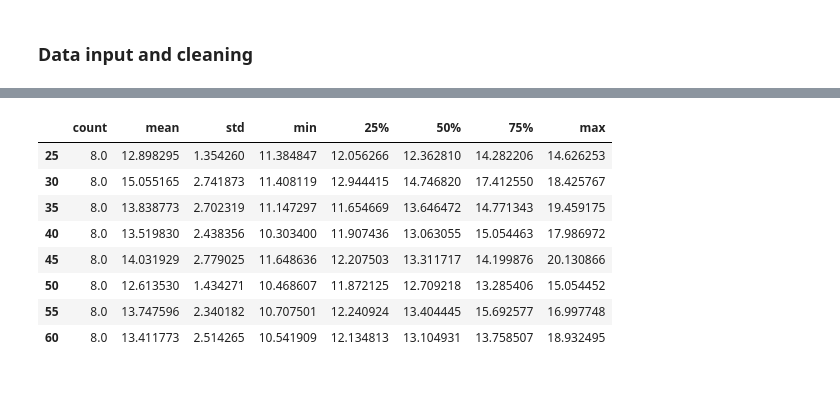
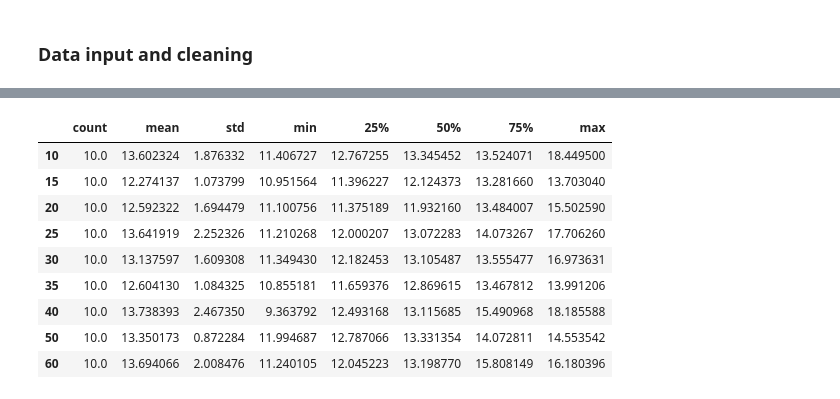
Before and after one commit to byi649/Design-Automation-Optimisation-for-Multi-Material-3D-Printing, a Jupyter notebook: Results/2018-08-17/Statistical analysis.ipynb, the cells around one changed output, grey strips where cells are left out. Cells and saved outputs as stored; diff of their text form; code cells hidden in the pictures.

```diff
--- a/Results/2018-08-17/Statistical analysis.ipynb
+++ b/Results/2018-08-17/Statistical analysis.ipynb
@@ -10,7 +10,7 @@ import numpy as np
 # %%
 import re
 sns.set()
-data = pd.read_csv("data.csv", dtype={'time':np.float64})
+data = pd.read_csv("data2.csv", dtype={'time':np.float64})
 
 data['error'] = [float(x[1:-1]) for x in data['fbest']]
 
@@ -39,16 +39,19 @@ data.head()
 # %%
 errors = data.drop(['crossover', 'errorLimit', 'sol', 'time', 'history', 'frac', "f1", "grad"], axis=1)
 errors.drop([x for x in errors.columns if type(x)==int], axis=1, inplace=True)
 mean_errors = errors.groupby(["nPop"], as_index=False).describe()["error"]
-mean_errors.rename(index={k:v for k, v in [(x, 25+x*5) for x in range(8)]})
+dict_e = {x: 10+x*5 for x in range(7)}
+dict_e.update({7: 50, 8: 60})
+mean_errors.rename(index=dict_e)
 # %% [output]
 |  | count | mean | std | min | 25% | 50% | 75% | max |
-| 25 | 8.0 | 12.898295 | 1.354260 | 11.384847 | 12.056266 | 12.362810 | 14.282206 | 14.626253 |
-| 30 | 8.0 | 15.055165 | 2.741873 | 11.408119 | 12.944415 | 14.746820 | 17.412550 | 18.425767 |
-| 35 | 8.0 | 13.838773 | 2.702319 | 11.147297 | 11.654669 | 13.646472 | 14.771343 | 19.459175 |
-| 40 | 8.0 | 13.519830 | 2.438356 | 10.303400 | 11.907436 | 13.063055 | 15.054463 | 17.986972 |
-| 45 | 8.0 | 14.031929 | 2.779025 | 11.648636 | 12.207503 | 13.311717 | 14.199876 | 20.130866 |
-| 50 | 8.0 | 12.613530 | 1.434271 | 10.468607 | 11.872125 | 12.709218 | 13.285406 | 15.054452 |
-| 55 | 8.0 | 13.747596 | 2.340182 | 10.707501 | 12.240924 | 13.404445 | 15.692577 | 16.997748 |
-| 60 | 8.0 | 13.411773 | 2.514265 | 10.541909 | 12.134813 | 13.104931 | 13.758507 | 18.932495 |
+| 10 | 10.0 | 13.602324 | 1.876332 | 11.406727 | 12.767255 | 13.345452 | 13.524071 | 18.449500 |
+| 15 | 10.0 | 12.274137 | 1.073799 | 10.951564 | 11.396227 | 12.124373 | 13.281660 | 13.703040 |
+| 20 | 10.0 | 12.592322 | 1.694479 | 11.100756 | 11.375189 | 11.932160 | 13.484007 | 15.502590 |
+| 25 | 10.0 | 13.641919 | 2.252326 | 11.210268 | 12.000207 | 13.072283 | 14.073267 | 17.706260 |
+| 30 | 10.0 | 13.137597 | 1.609308 | 11.349430 | 12.182453 | 13.105487 | 13.555477 | 16.973631 |
+| 35 | 10.0 | 12.604130 | 1.084325 | 10.855181 | 11.659376 | 12.869615 | 13.467812 | 13.991206 |
+| 40 | 10.0 | 13.738393 | 2.467350 | 9.363792 | 12.493168 | 13.115685 | 15.490968 | 18.185588 |
+| 50 | 10.0 | 13.350173 | 0.872284 | 11.994687 | 12.787066 | 13.331354 | 14.072811 | 14.553542 |
+| 60 | 10.0 | 13.694066 | 2.008476 | 11.240105 | 12.045223 | 13.198770 | 15.808149 | 16.180396 |
 # %%
```
Also changed, not shown: parts of 4 cells of this notebook, 5 other files.
